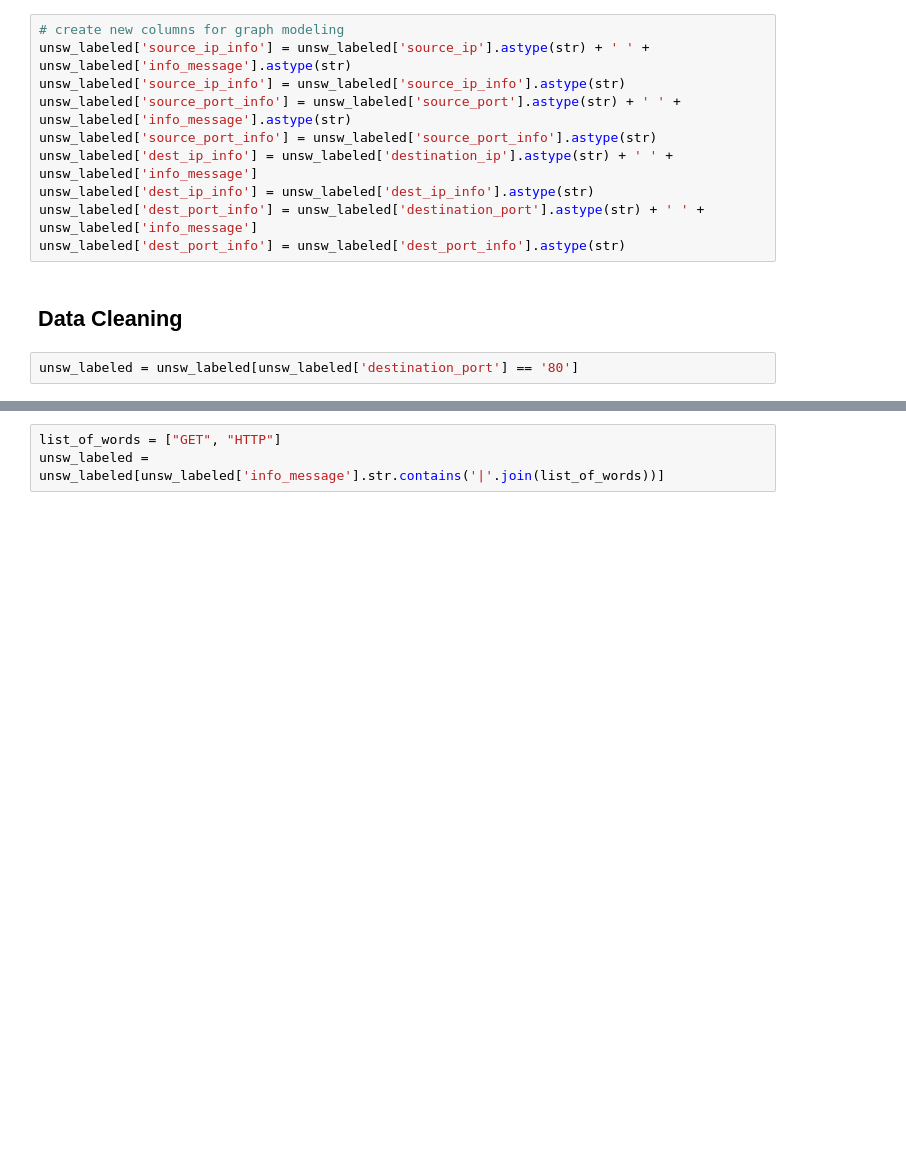
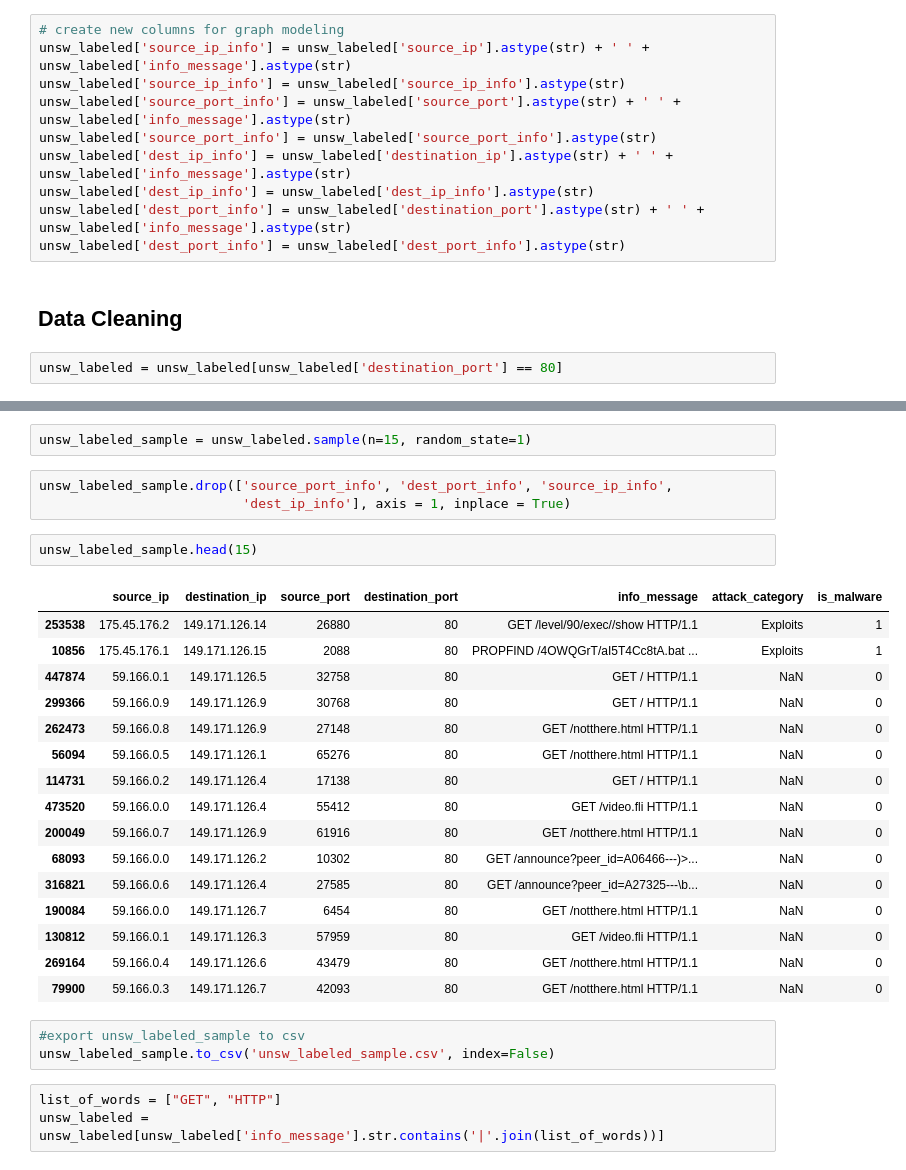
Before and after one commit to neroSpace/network-intrusion-detection, a Jupyter notebook: nids-implementation/pre-process.ipynb, the cells around one changed output, grey strips where cells are left out. Saved outputs shown, nothing was run; the diff lists cells and outputs as text; blank space fills up the shorter version.

```diff
--- a/nids-implementation/pre-process.ipynb
+++ b/nids-implementation/pre-process.ipynb
@@ -156,11 +156,11 @@ unsw_labeled['source_ip_info'] = unsw_labeled['source_ip'].astype(str) + ' ' + u
 unsw_labeled['source_ip_info'] = unsw_labeled['source_ip_info'].astype(str)
 unsw_labeled['source_port_info'] = unsw_labeled['source_port'].astype(str) + ' ' + unsw_labeled['info_message'].astype(str)
 unsw_labeled['source_port_info'] = unsw_labeled['source_port_info'].astype(str)
-unsw_labeled['dest_ip_info'] = unsw_labeled['destination_ip'].astype(str) + ' ' + unsw_labeled['info_message']
+unsw_labeled['dest_ip_info'] = unsw_labeled['destination_ip'].astype(str) + ' ' + unsw_labeled['info_message'].astype(str)
 unsw_labeled['dest_ip_info'] = unsw_labeled['dest_ip_info'].astype(str)
-unsw_labeled['dest_port_info'] = unsw_labeled['destination_port'].astype(str) + ' ' + unsw_labeled['info_message']
+unsw_labeled['dest_port_info'] = unsw_labeled['destination_port'].astype(str) + ' ' + unsw_labeled['info_message'].astype(str)
 unsw_labeled['dest_port_info'] = unsw_labeled['dest_port_info'].astype(str)
 # %% [markdown]
 ## Data Cleaning
 # %%
-unsw_labeled = unsw_labeled[unsw_labeled['destination_port'] == '80']
+unsw_labeled = unsw_labeled[unsw_labeled['destination_port'] == 80]
@@ -167,3 +183,30 @@ unsw_labeled = unsw_labeled[unsw_labeled['destination_port'] == '80']
+# %%
+unsw_labeled_sample = unsw_labeled.sample(n=15, random_state=1)
+# %%
+unsw_labeled_sample.drop(['source_port_info', 'dest_port_info', 'source_ip_info',
+                          'dest_ip_info'], axis = 1, inplace = True)
+# %%
+unsw_labeled_sample.head(15)
+# %% [output]
+|  | source_ip | destination_ip | source_port | destination_port | info_message | attack_category | is_malware |
+| 253538 | 175.45.176.2 | 149.171.126.14 | 26880 | 80 | GET /level/90/exec//show HTTP/1.1 | Exploits | 1 |
+| 10856 | 175.45.176.1 | 149.171.126.15 | 2088 | 80 | PROPFIND /4OWQGrT/aI5T4Cc8tA.bat ... | Exploits | 1 |
+| 447874 | 59.166.0.1 | 149.171.126.5 | 32758 | 80 | GET / HTTP/1.1 | NaN | 0 |
+| 299366 | 59.166.0.9 | 149.171.126.9 | 30768 | 80 | GET / HTTP/1.1 | NaN | 0 |
+| 262473 | 59.166.0.8 | 149.171.126.9 | 27148 | 80 | GET /notthere.html HTTP/1.1 | NaN | 0 |
+| 56094 | 59.166.0.5 | 149.171.126.1 | 65276 | 80 | GET /notthere.html HTTP/1.1 | NaN | 0 |
+| 114731 | 59.166.0.2 | 149.171.126.4 | 17138 | 80 | GET / HTTP/1.1 | NaN | 0 |
+| 473520 | 59.166.0.0 | 149.171.126.4 | 55412 | 80 | GET /video.fli HTTP/1.1 | NaN | 0 |
+| 200049 | 59.166.0.7 | 149.171.126.9 | 61916 | 80 | GET /notthere.html HTTP/1.1 | NaN | 0 |
+| 68093 | 59.166.0.0 | 149.171.126.2 | 10302 | 80 | GET /announce?peer_id=A06466---)>... | NaN | 0 |
+| 316821 | 59.166.0.6 | 149.171.126.4 | 27585 | 80 | GET /announce?peer_id=A27325---\b... | NaN | 0 |
+| 190084 | 59.166.0.0 | 149.171.126.7 | 6454 | 80 | GET /notthere.html HTTP/1.1 | NaN | 0 |
+| 130812 | 59.166.0.1 | 149.171.126.3 | 57959 | 80 | GET /video.fli HTTP/1.1 | NaN | 0 |
+| 269164 | 59.166.0.4 | 149.171.126.6 | 43479 | 80 | GET /notthere.html HTTP/1.1 | NaN | 0 |
+| 79900 | 59.166.0.3 | 149.171.126.7 | 42093 | 80 | GET /notthere.html HTTP/1.1 | NaN | 0 |
+# %%
+#export unsw_labeled_sample to csv
+unsw_labeled_sample.to_csv('unsw_labeled_sample.csv', index=False)
 # %%
 list_of_words = ["GET", "HTTP"]
 unsw_labeled = unsw_labeled[unsw_labeled['info_message'].str.contains('|'.join(list_of_words))]
```
Also changed, not shown: parts of 21 cells of this notebook, 23 other files.
